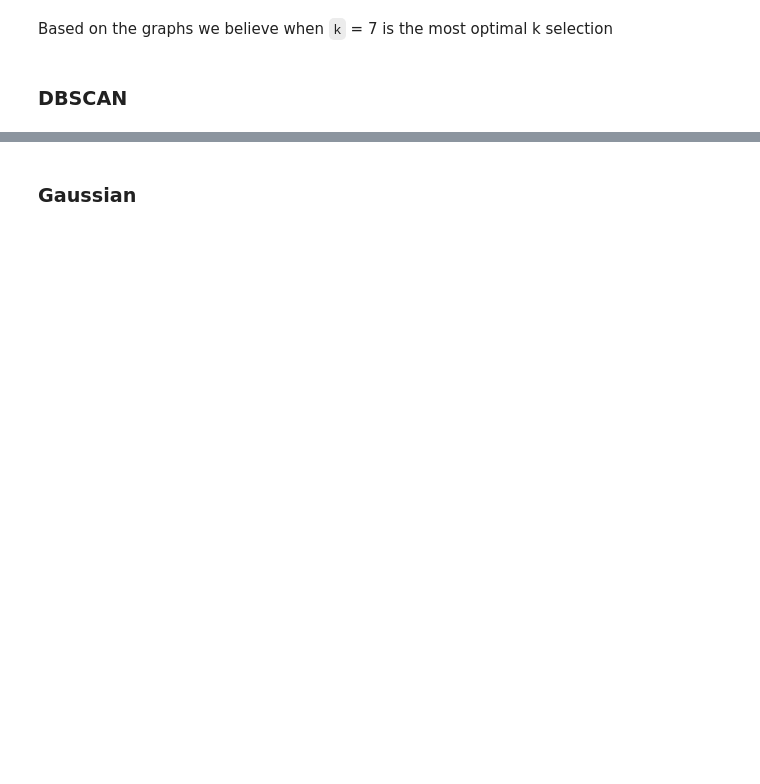
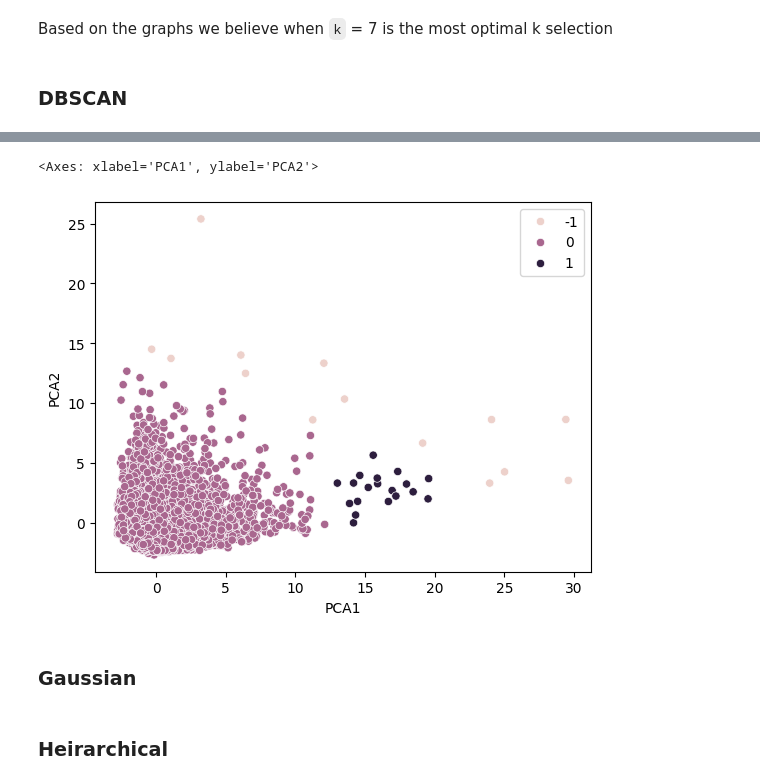
Before and after one commit to akashnaren/groove, a Jupyter notebook: Code_groupXXX.ipynb, the cells around one changed output, grey strips where cells are left out. Drawn from its saved outputs; the diff is of its cells as text; code cells hidden in the pictures; blank space fills up the shorter version.

```diff
--- a/Code_groupXXX.ipynb
+++ b/Code_groupXXX.ipynb
@@ -341,2 +334,27 @@ pca = PCA(n_components=2)
+# %%
+from sklearn.cluster import DBSCAN
+from sklearn.metrics import adjusted_rand_score, silhouette_score
+from sklearn.impute import KNNImputer
+
+data.drop('pred_label', axis=1, inplace=True)
+db_scale = pd.DataFrame(StandardScaler().fit_transform(data))
+
+X = np.asarray(db_scale)
+
+# --- Applying PCA ---
+pca = PCA(n_components=2, random_state=24)
+X = pca.fit_transform(db_scale)
+pca_df = pd.DataFrame(X, columns=['PCA1', 'PCA2'])
+
+# --- Implementing DBSCAN ---
+dbscan = DBSCAN(eps=2, min_samples=4)
+y_dbscan = dbscan.fit_predict(X)
+
+sns.scatterplot(pca_df, x='PCA1' ,y='PCA2', hue=y_dbscan)
+# %% [output]
+<Axes: xlabel='PCA1', ylabel='PCA2'>
+[figure, added]
 # %% [markdown]
 ### Gaussian
+# %% [markdown]
+### Heirarchical
```
Also changed, not shown: parts of 14 cells of this notebook.
